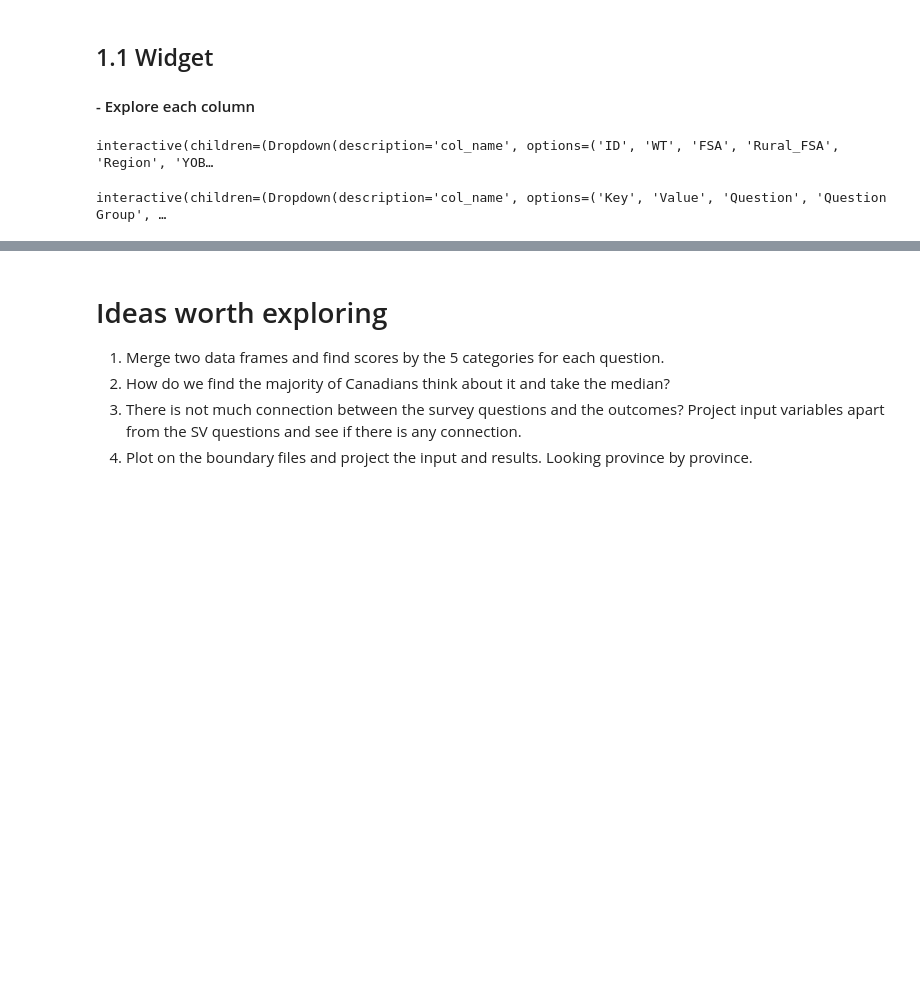
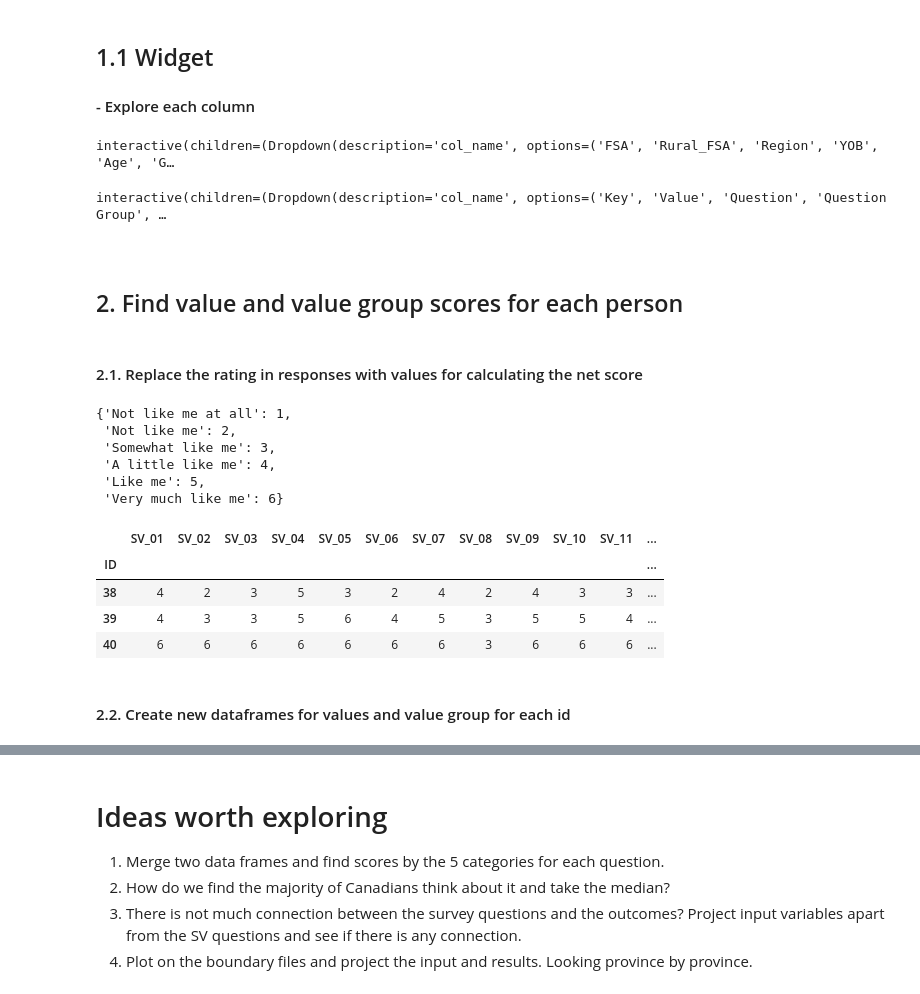
Before and after one commit to vishalbalashankar/canadian_social_harmony_research, a Jupyter notebook: notebooks/canadian_social_harmony_index_project.ipynb, the cells around one changed output, grey strips where cells are left out. Cells and saved outputs as stored; diff of their text form; code cells hidden in the pictures; blank space fills up the shorter version.

```diff
--- a/notebooks/canadian_social_harmony_index_project.ipynb
+++ b/notebooks/canadian_social_harmony_index_project.ipynb
@@ -73,17 +53,17 @@ df_scale
 #### - Explore each column
 # %%
 @interact
-def bar_chart(col_name=list(df_responses.columns)):
-    if (col_name=="ID"):
-        fig = px.scatter(df_responses[col_name])
+def bar_chart(col_name=list(df_responses.columns[1:])):
+    df = df_responses.groupby(col_name).agg({'WT': ['sum','count']}).reset_index()
+    df.columns = df.columns.map(''.join)
+    df.rename(columns={'WTsum': 'Total_Wt', 'WTcount': 'Total'}, inplace = True)
+    if col_name in df_values['Key'].values:
+        fig  = px.bar(df, x=col_name, y = ['Total', 'Total_Wt'], barmode='group', labels = {col_name: df_values.loc[df_values['Key']==col_name,'Question'].values[0]})
     else:
-        df = df_responses.groupby(col_name).agg({'WT': ['sum','count']}).reset_index()
-        df.columns = df.columns.map(''.join)
-        df.rename(columns={'WTsum': 'Total_Wt', 'WTcount': 'Total'}, inplace = True)
         fig  = px.bar(df, x=col_name, y = ['Total', 'Total_Wt'], barmode='group')
     fig.show()
 # %% [output]
-interactive(children=(Dropdown(description='col_name', options=('ID', 'WT', 'FSA', 'Rural_FSA', 'Region', 'YOB…
+interactive(children=(Dropdown(description='col_name', options=('FSA', 'Rural_FSA', 'Region', 'YOB', 'Age', 'G…
 # %%
 @interact
 def bar_chart(col_name=list(df_values.columns)):
@@ -91,3 +71,33 @@ def bar_chart(col_name=list(df_values.columns)):
     fig.show()
 # %% [output]
 interactive(children=(Dropdown(description='col_name', options=('Key', 'Value', 'Question', 'Question Group', …
+# %% [markdown]
+<a id="section-2"></a>
+# %% [markdown]
+## 2.  Find value and value group scores for each person
+# %% [markdown]
+#### 2.1. Replace the rating in responses with values for calculating the net score
+# %%
+df_questions = df_responses.loc[:,'SV_01':].copy()
+# %%
+scale_dict = df_scale.set_index('Rating').T.loc['Scale order'].to_dict()
+scale_dict
+# %% [output]
+{'Not like me at all': 1,
+ 'Not like me': 2,
+ 'Somewhat like me': 3,
+ 'A little like me': 4,
+ 'Like me': 5,
+ 'Very much like me': 6}
+# %%
+df_questions.loc[:,'SV_01':'SV_20'] = df_responses.loc[:,'SV_01':'SV_20'].stack().map(scale_dict).unstack()
+df_questions.loc[:,'SV_01':'SV_20'] = df_questions.loc[:,'SV_01':'SV_20'].astype(int)
+df_questions.head(3)
+# %% [output]
+|  | SV_01 | SV_02 | SV_03 | SV_04 | SV_05 | SV_06 | SV_07 | SV_08 | SV_09 | SV_10 | SV_11 | ... |
+| ID |  |  |  |  |  |  |  |  |  |  |  | ... |
+| 38 | 4 | 2 | 3 | 5 | 3 | 2 | 4 | 2 | 4 | 3 | 3 | ... |
+| 39 | 4 | 3 | 3 | 5 | 6 | 4 | 5 | 3 | 5 | 5 | 4 | ... |
+| 40 | 6 | 6 | 6 | 6 | 6 | 6 | 6 | 3 | 6 | 6 | 6 | ... |
+# %% [markdown]
+#### 2.2. Create new dataframes for values and value group for each id
```
Also changed, not shown: parts of 12 cells of this notebook.
